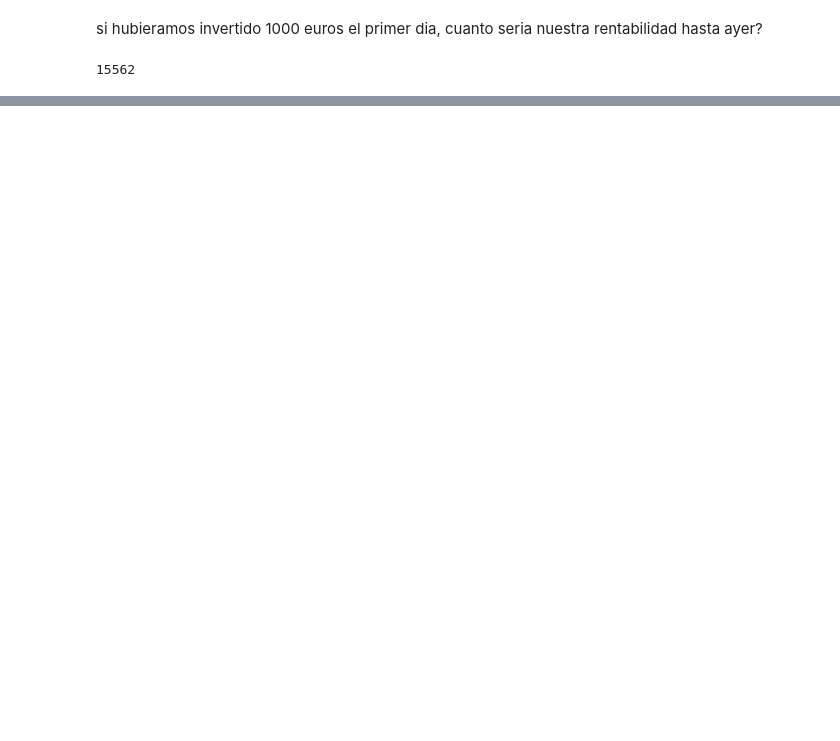
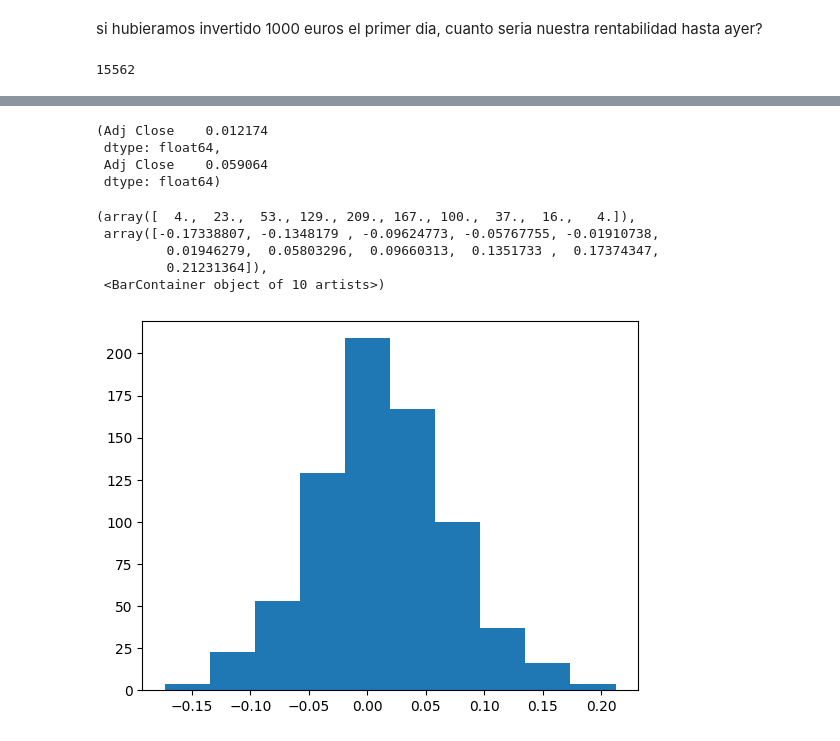
Before and after one commit to venidaydream/Intro_to_Big_Data, a Jupyter notebook: ejercicio_retornos.ipynb, the cells around one changed output, grey strips where cells are left out. Cells and saved outputs as stored; diff of their text form; code cells hidden in the pictures; blank space fills up the shorter version.

```diff
--- a/ejercicio_retornos.ipynb
+++ b/ejercicio_retornos.ipynb
@@ -161,0 +181,3 @@ dtype: float64
+# %%
+retornos_mensuales=ret.resample('M').apply(lambda x: (x+1).product()-1)
+retornos_mensuales
@@ -161,0 +199,17 @@ dtype: float64
+# %%
+retornos_mensuales.mean(),retornos_mensuales.std()
+#if the p-value is above 0,05, it's normal
+# %% [output]
+(Adj Close    0.012174
+ dtype: float64,
+ Adj Close    0.059064
+ dtype: float64)
+# %%
+plt.hist(retornos_mensuales)
+# %% [output]
+(array([  4.,  23.,  53., 129., 209., 167., 100.,  37.,  16.,   4.]),
+ array([-0.17338807, -0.1348179 , -0.09624773, -0.05767755, -0.01910738,
+         0.01946279,  0.05803296,  0.09660313,  0.1351733 ,  0.17374347,
+         0.21231364]),
+ <BarContainer object of 10 artists>)
+[figure, added]
```
Also changed, not shown: parts of 26 cells of this notebook.
